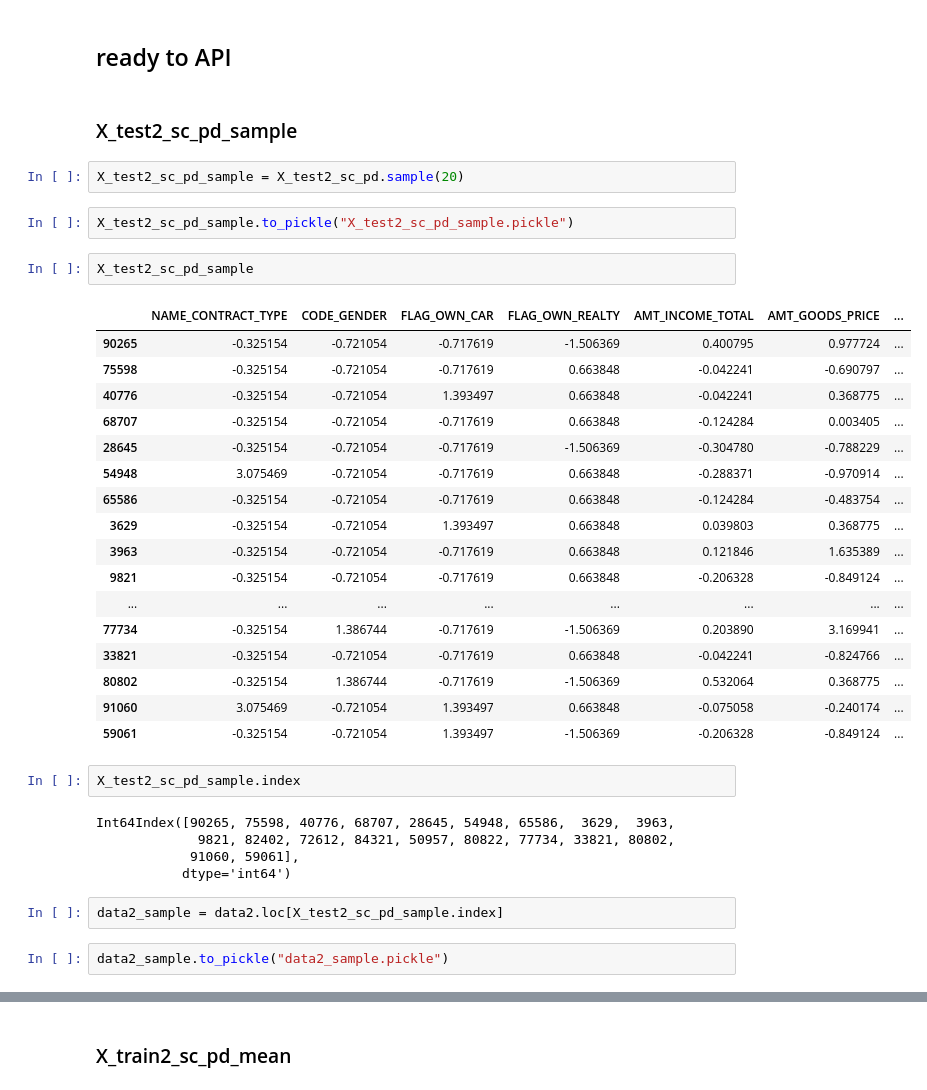
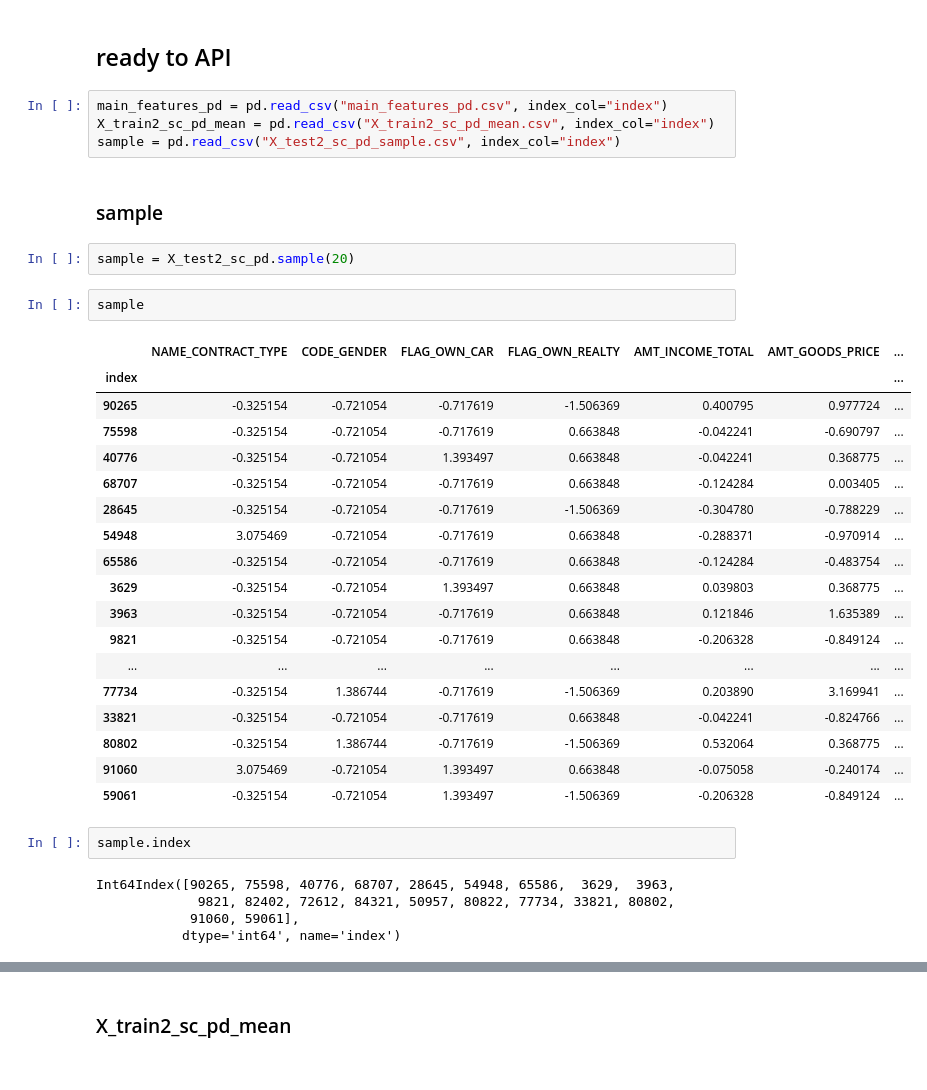
Before and after one commit to Neclis/OC7, a Jupyter notebook: P7_Scoring_01_Modelisation_MN.ipynb, the cells around one changed output, grey strips where cells are left out. Cells and saved outputs as stored; diff of their text form.

```diff
--- a/P7_Scoring_00_Martinez_Nicolas_Modelisation.ipynb
+++ b/P7_Scoring_01_Modelisation_MN.ipynb
@@ -631,16 +629,19 @@ with open('shap_values_tree.pickle', 'wb') as f:
     pickle.dump(shap_values_tree, f)
 # %% [markdown]
 ## ready to API
+# %%
+main_features_pd = pd.read_csv("main_features_pd.csv", index_col="index")
+X_train2_sc_pd_mean = pd.read_csv("X_train2_sc_pd_mean.csv", index_col="index")
+sample = pd.read_csv("X_test2_sc_pd_sample.csv", index_col="index")
 # %% [markdown]
-### X_test2_sc_pd_sample
+### sample
 # %%
-X_test2_sc_pd_sample = X_test2_sc_pd.sample(20)
+sample = X_test2_sc_pd.sample(20)
-# %%
-X_test2_sc_pd_sample.to_pickle("X_test2_sc_pd_sample.pickle")
 # %%
-X_test2_sc_pd_sample
+sample
 # %% [output]
 |  | NAME_CONTRACT_TYPE | CODE_GENDER | FLAG_OWN_CAR | FLAG_OWN_REALTY | AMT_INCOME_TOTAL | AMT_GOODS_PRICE | ... |
+| index |  |  |  |  |  |  | ... |
 | 90265 | -0.325154 | -0.721054 | -0.717619 | -1.506369 | 0.400795 | 0.977724 | ... |
 | 75598 | -0.325154 | -0.721054 | -0.717619 | 0.663848 | -0.042241 | -0.690797 | ... |
 | 40776 | -0.325154 | -0.721054 | 1.393497 | 0.663848 | -0.042241 | 0.368775 | ... |
@@ -658,13 +659,9 @@ X_test2_sc_pd_sample
 | 91060 | 3.075469 | -0.721054 | 1.393497 | 0.663848 | -0.075058 | -0.240174 | ... |
 | 59061 | -0.325154 | -0.721054 | 1.393497 | -1.506369 | -0.206328 | -0.849124 | ... |
 # %%
-X_test2_sc_pd_sample.index
+sample.index
 # %% [output]
 Int64Index([90265, 75598, 40776, 68707, 28645, 54948, 65586,  3629,  3963,
              9821, 82402, 72612, 84321, 50957, 80822, 77734, 33821, 80802,
             91060, 59061],
-           dtype='int64')
+           dtype='int64', name='index')
-# %%
-data2_sample = data2.loc[X_test2_sc_pd_sample.index]
-# %%
-data2_sample.to_pickle("data2_sample.pickle")
```
Also changed, not shown: parts of 38 cells of this notebook, 6 other files.
